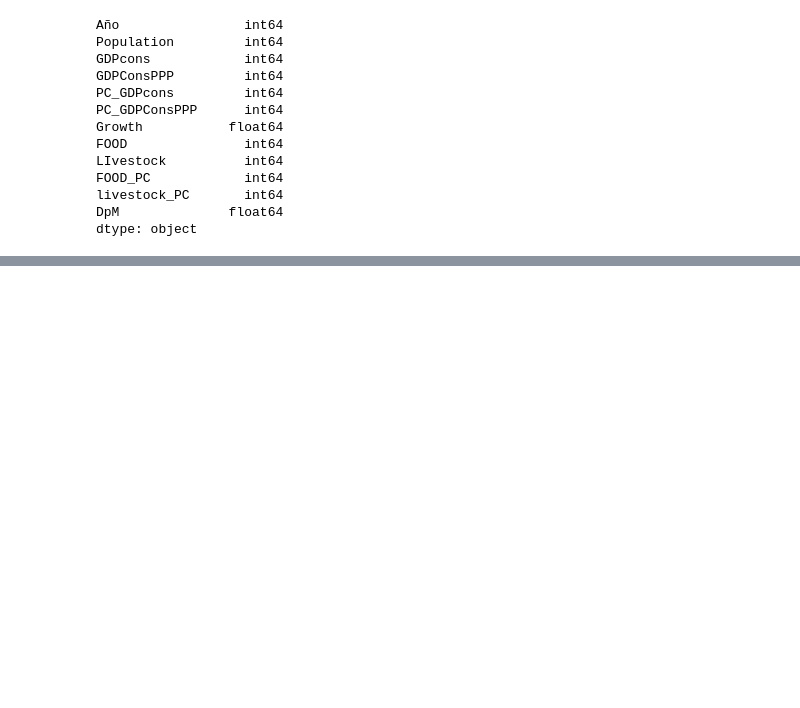
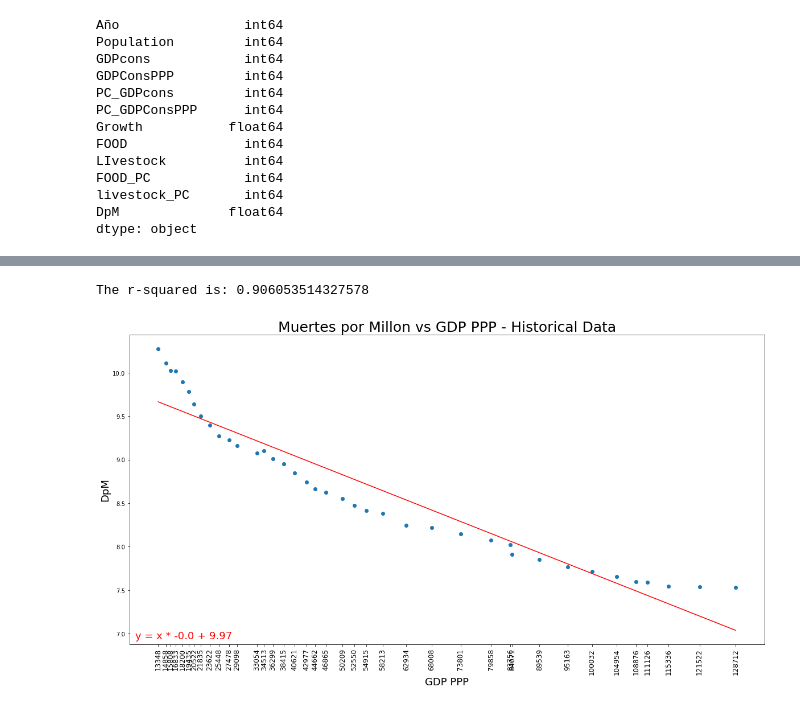
Before and after one commit to luislobo6/proyecto1-teamsigma, a Jupyter notebook: Jorge-notebook.ipynb, the cells around one changed output, grey strips where cells are left out. Saved outputs shown, nothing was run; the diff lists cells and outputs as text; code cells hidden in the pictures; blank space fills up the shorter version.

```diff
--- a/Jorge-notebook.ipynb
+++ b/Jorge-notebook.ipynb
@@ -112,0 +134,5 @@ plt.show()
+# %%
+m,b=linear_regression(total_dftot["GDPConsPPP"],total_dftot["DpM"],"Muertes por Millon vs GDP PPP - Historical Data","GDP PPP","DpM")
+# %% [output]
+The r-squared is: 0.906053514327578
+[figure, added]
```
Also changed, not shown: parts of 5 cells of this notebook, 4 other files.
